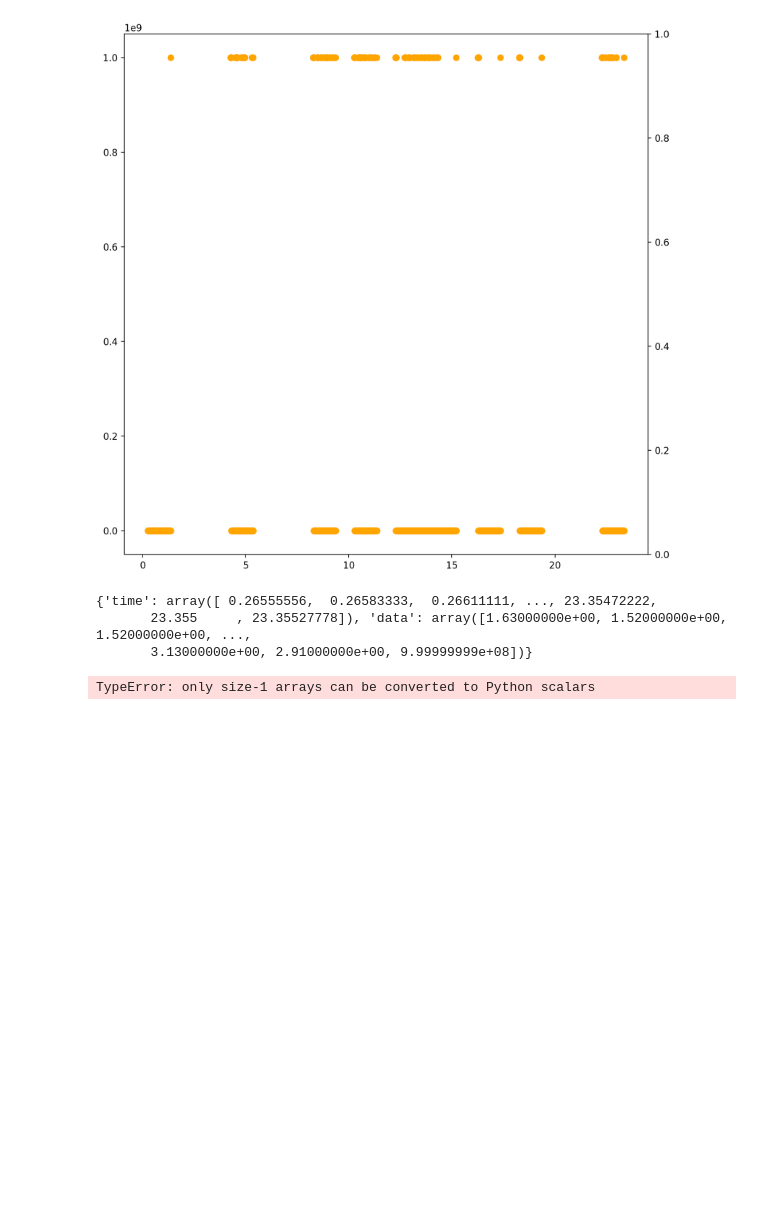
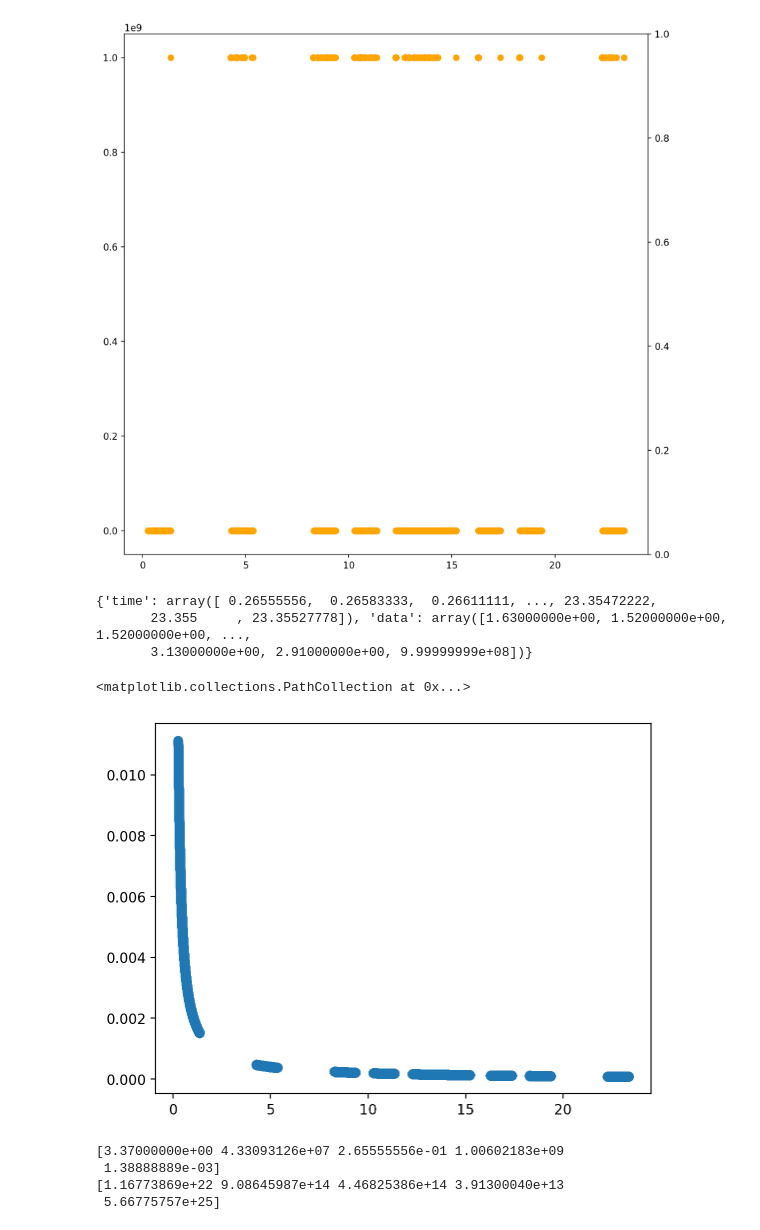
Before and after one commit to cs481-ekh/f22-dust-devils, a Jupyter notebook: docs/examples/Wind_Speed_Model.ipynb, the cells around one changed output. Saved outputs shown, nothing was run; the diff lists cells and outputs as text; code cells hidden in the pictures; blank space fills up the shorter version.

```diff
--- a/docs/examples/Wind_Speed_Model.ipynb
+++ b/docs/examples/Wind_Speed_Model.ipynb
@@ -42,17 +42,18 @@ print(vortex)
        23.355     , 23.35527778]), 'data': array([1.63000000e+00, 1.52000000e+00, 1.52000000e+00, ...,
        3.13000000e+00, 2.91000000e+00, 9.99999999e+08])}
 # %%
-time = np.linspace(0.1, 22.1)
+time = time
 max_wind_speed = 23
 u_1 = 3.5
 slope = 1.
 t0 = 0.
 Gamma = 0.01
 expected = 0.0000910710
+
 # Create a wind speed time series
 profile = ut.wind_vortex_profile(max_wind_speed, u_1, slope, time, t0, Gamma)
-if(profile == expected):
-    assert True
-wt_params = met.WindSpeedTimeseries(time, profile)
+wt = met.WindSpeedTimeseries(time, profile)
+plt.scatter(wt.time, wt.data)
 # %% [output]
-TypeError: only size-1 arrays can be converted to Python scalars
+<matplotlib.collections.PathCollection at 0x...>
+[figure, added]
@@ -64,0 +65,10 @@ TypeError: only size-1 arrays can be converted to Python scalars
+# %%
+# fit vortex: returns fit parameters and uncertainties
+popt, unc = ut.fit_vortex_ws(vortex, init_params, bounds)
+print(popt)
+print(unc)
+# %% [output]
+[3.37000000e+00 4.33093126e+07 2.65555556e-01 1.00602183e+09
+ 1.38888889e-03]
+[1.16773869e+22 9.08645987e+14 4.46825386e+14 3.91300040e+13
+ 5.66775757e+25]
```
Also changed, not shown: parts of 4 cells of this notebook.
